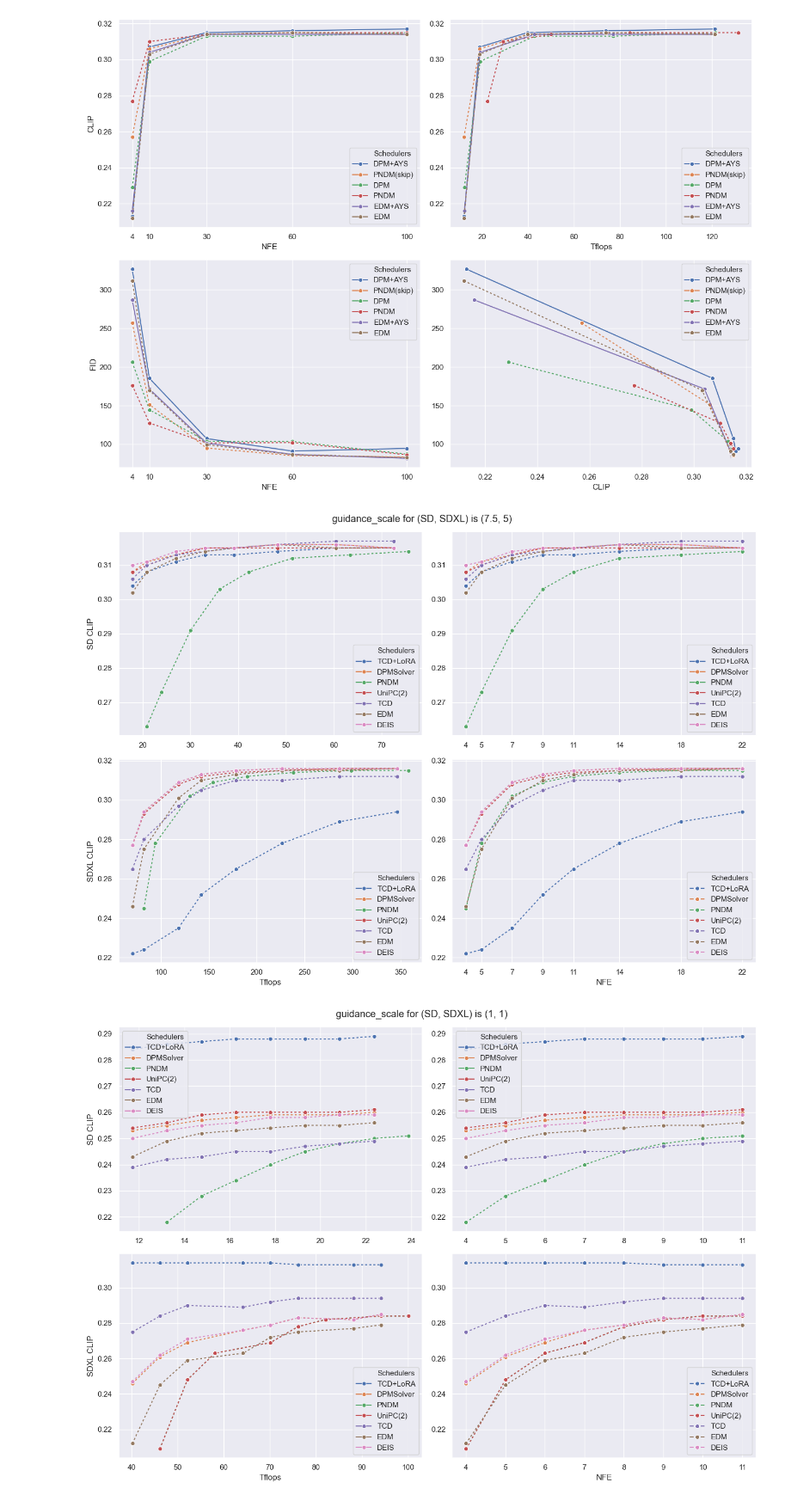
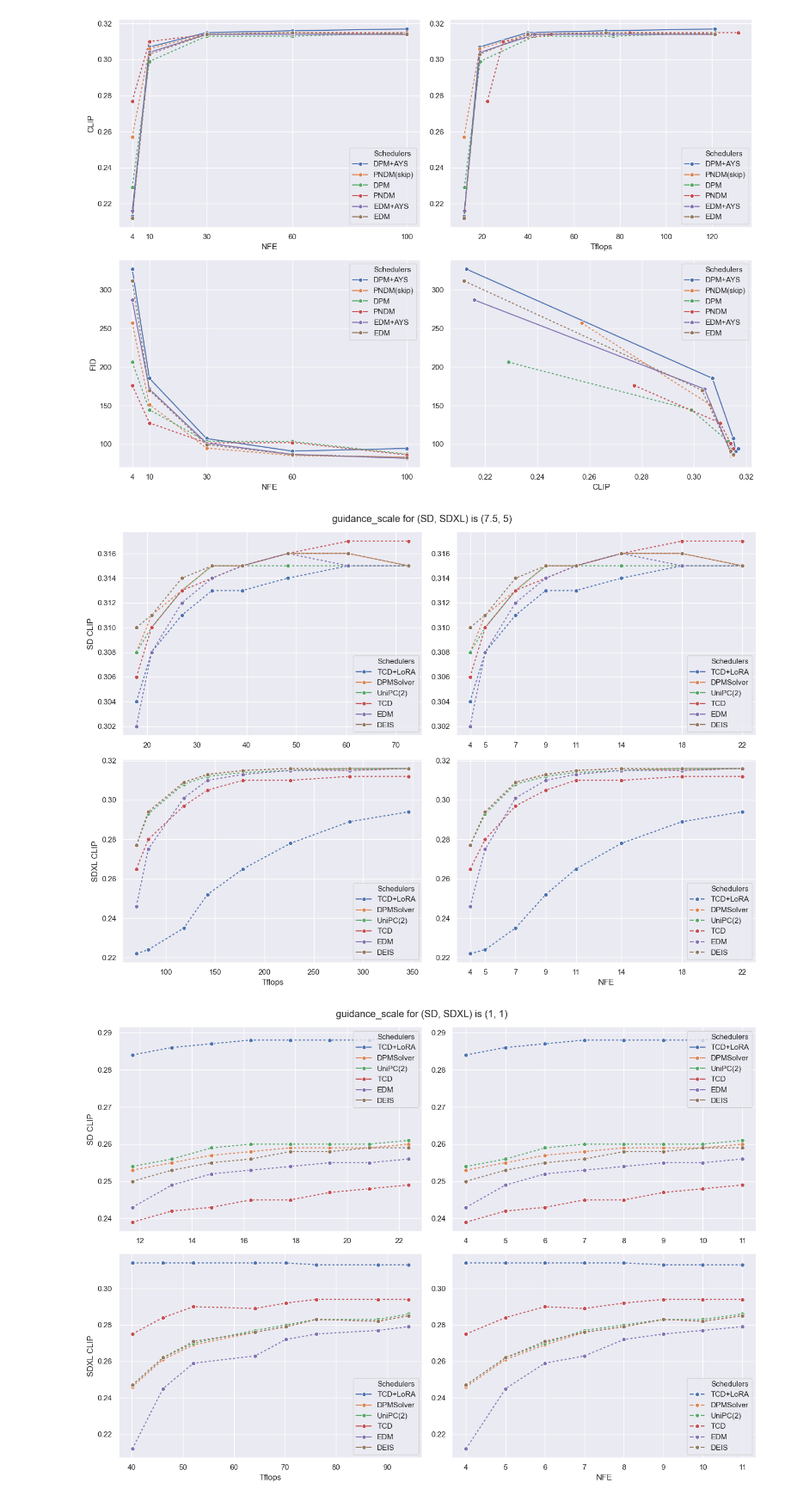
Before and after one commit to philurame/diffusion-speedup, a Jupyter notebook: extra/graphics.ipynb, the cells around one changed output. Shown at 86% size. Saved outputs shown, nothing was run; the diff lists cells and outputs as text; code cells hidden in the pictures.

Commit message:
delete PNDM from SD, SDXL because its just very bad

```diff
--- a/extra/graphics.ipynb
+++ b/extra/graphics.ipynb
@@ -366,9 +366,9 @@ RES=[
  ([346.418, 286.4, 226.383, 178.321, 142.217, 118.304, 82.199, 70.243],
   [0.316, 0.315, 0.316, 0.315, 0.313, 0.309, 0.294, 0.277],
   ['None', 'None', 'None', 'None', 'None', 'None', 'None', 'None']),
- ([358.374, 298.357, 238.339, 190.278, 154.173, 130.26, 94.155, 82.199],
-  [0.315, 0.315, 0.314, 0.312, 0.309, 0.302, 0.278, 0.245],
-  ['None', 'None', 'None', 'None', 'None', 'None', 'None', 'None']), # PNDM(skipskip=False)? need verification
+#  ([358.374, 298.357, 238.339, 190.278, 154.173, 130.26, 94.155, 82.199],
+#   [0.315, 0.315, 0.314, 0.312, 0.309, 0.302, 0.278, 0.245],
+#   ['None', 'None', 'None', 'None', 'None', 'None', 'None', 'None']), # PNDM(skipskip=False)
  ([346.418, 286.4, 226.383, 178.321, 142.217, 118.304, 82.199, 70.243],
   [0.316, 0.316, 0.315, 0.314, 0.312, 0.308, 0.293, 0.277],
   ['None', 'None', 'None', 'None', 'None', 'None', 'None', 'None']), # UniPC2
@@ -391,9 +391,9 @@ RES=[
  ([72.604, 60.434, 48.265, 39.137, 33.052, 26.967, 20.882, 17.84],
   [0.315, 0.316, 0.316, 0.315, 0.315, 0.313, 0.311, 0.308],
   ['None', 'None', 'None', 'None', 'None', 'None', 'None', 'None']),
- ([75.647, 63.477, 51.307, 42.18, 36.095, 30.01, 23.925, 20.882],
-  [0.314, 0.313, 0.312, 0.308, 0.303, 0.291, 0.273, 0.263],
-  ['None', 'None', 'None', 'None', 'None', 'None', 'None', 'None']), # PNDM(skip=False)? need verification
+#  ([75.647, 63.477, 51.307, 42.18, 36.095, 30.01, 23.925, 20.882],
+#   [0.314, 0.313, 0.312, 0.308, 0.303, 0.291, 0.273, 0.263],
+#   ['None', 'None', 'None', 'None', 'None', 'None', 'None', 'None']), # PNDM(skip=False)
  ([72.604, 60.434, 48.265, 39.137, 33.052, 26.967, 20.882, 17.84],
   [0.315, 0.315, 0.315, 0.315, 0.315, 0.313, 0.31, 0.308],
   ['None', 'None', 'None', 'None', 'None', 'None', 'None', 'None']), # UniPC2
@@ -414,10 +414,10 @@ RES=[
 
 NFE = [4, 5, 7, 9, 11, 14, 18, 22][::-1]
 
-names = ['TCD+LoRA', 'DPMSolver', 'PNDM', 'UniPC(2)', 'TCD', 'EDM', 'DEIS']
+names = ['TCD+LoRA', 'DPMSolver', 'UniPC(2)', 'TCD', 'EDM', 'DEIS']
 
 
-styles = ['-.', '-.'] + ['-.', '-.', '-.', '-.', '-.']
+styles = ['-.']*len(names)
 dashes = {'--': '', '-.': (2,2)}
 
 RES_SD = RES[len(names):]
@@ -462,7 +462,7 @@ for ax in [axes[name] for name in axes if name not in ['n1', 'n2']]:
   handles, labels = ax.get_legend_handles_labels()
   ax.legend(handles=handles[:-len(dashes)], labels=labels[:-len(dashes)])
 # %% [output]
-[figure, old version]
+[figure, new version]
 # %%
 %matplotlib inline
 import pandas as pd
@@ -476,11 +476,11 @@ RES=[
  ([94.176, 88.198, 76.124, 70.146, 64.168, 52.093, 46.115, 40.137],
   [0.285, 0.282, 0.283, 0.279, 0.276, 0.269, 0.261, 0.246],
   ['None', 'None', 'None', 'None', 'None', 'None', 'None', 'None']),
- ([100.155, 94.176, 82.102, 76.124, 70.146, 58.072, 52.093, 46.115],
-  [0.284, 0.284, 0.282, 0.278, 0.269, 0.263, 0.248, 0.209],
-  ['None', 'None', 'None', 'None', 'None', 'None', 'None', 'None']),
- ([100.155, 94.176, 82.102, 76.124, 70.146, 58.072, 52.093, 46.115],
-  [0.284, 0.284, 0.282, 0.278, 0.269, 0.263, 0.248, 0.209],
+#  ([100.155, 94.176, 82.102, 76.124, 70.146, 58.072, 52.093, 46.115], # PNDM
+#   [0.284, 0.284, 0.282, 0.278, 0.269, 0.263, 0.248, 0.209],
+#   ['None', 'None', 'None', 'None', 'None', 'None', 'None', 'None']),
+ ([94.176, 88.198, 76.124, 70.146, 64.168, 52.093, 46.115, 40.137],
+  [0.286, 0.283, 0.283, 0.28, 0.277, 0.27, 0.262, 0.247],
   ['None', 'None', 'None', 'None', 'None', 'None', 'None', 'None']),
  ([94.176, 88.198, 76.124, 70.146, 64.168, 52.093, 46.115, 40.137],
   [0.294, 0.294, 0.294, 0.292, 0.289, 0.29, 0.284, 0.275],
@@ -498,9 +498,9 @@ RES=[
  ([22.359, 20.838, 19.316, 17.795, 16.274, 14.753, 13.232, 11.71],
   [0.26, 0.259, 0.259, 0.259, 0.258, 0.257, 0.255, 0.253],
   ['None', 'None', 'None', 'None', 'None', 'None', 'None', 'None']),
- ([23.88, 22.359, 20.838, 19.316, 17.795, 16.274, 14.753, 13.232],
-  [0.251, 0.25, 0.248, 0.245, 0.24, 0.234, 0.228, 0.218],
-  ['None', 'None', 'None', 'None', 'None', 'None', 'None', 'None']),
+#  ([23.88, 22.359, 20.838, 19.316, 17.795, 16.274, 14.753, 13.232], # PNDM
+#   [0.251, 0.25, 0.248, 0.245, 0.24, 0.234, 0.228, 0.218],
+#   ['None', 'None', 'None', 'None', 'None', 'None', 'None', 'None']),
  ([22.359, 20.838, 19.316, 17.795, 16.274, 14.753, 13.232, 11.71],
   [0.261, 0.26, 0.26, 0.26, 0.26, 0.259, 0.256, 0.254],
   ['None', 'None', 'None', 'None', 'None', 'None', 'None', 'None']),
@@ -519,7 +519,7 @@ RES=[
 NFE = list(range(11,3,-1))
 
 
-names = ['TCD+LoRA', 'DPMSolver', 'PNDM', 'UniPC(2)', 'TCD', 'EDM', 'DEIS']
+names = ['TCD+LoRA', 'DPMSolver', 'UniPC(2)', 'TCD', 'EDM', 'DEIS']
 
 
 styles = ['-.']*len(names)
@@ -540,31 +540,31 @@ data = {
 df = pd.DataFrame(data)
 
 
 # first row 2 imgs, second row one img:
 fig, axes = plt.subplot_mosaic([['SDTflopsCLIP', 'SDTflopsCLIP', 'SDNFECLIP', 'SDNFECLIP'], ['SDXLTflopsCLIP', 'SDXLTflopsCLIP', 'SDXLNFECLIP', 'SDXLNFECLIP']], figsize=(14, 10))
 
 sns.set_theme()
 sns.lineplot(x='SD Tflops', y='SD CLIP', hue='Schedulers', data=df, marker='o', ax=axes['SDTflopsCLIP'], dashes=dashes, style='Style')
 sns.lineplot(x='NFE', y='SD CLIP', hue='Schedulers', data=df, marker='o', ax=axes['SDNFECLIP'], dashes=dashes, style='Style')
 sns.lineplot(x='SDXL Tflops', y='SDXL CLIP', hue='Schedulers', data=df, marker='o', ax=axes['SDXLTflopsCLIP'], dashes=dashes, style='Style')
 sns.lineplot(x='NFE', y='SDXL CLIP', hue='Schedulers', data=df, marker='o', ax=axes['SDXLNFECLIP'], linestyle='--', dashes=dashes, style='Style')
 
 # no xlabel:
 axes['SDNFECLIP'].set_xlabel('')
 axes['SDTflopsCLIP'].set_xlabel('')
 axes['SDXLTflopsCLIP'].set_xlabel('Tflops')
 axes['SDXLNFECLIP'].set_ylabel('')
 axes['SDNFECLIP'].set_ylabel('')
 
 axes['SDNFECLIP'].set_xticks(NFE)
 axes['SDXLNFECLIP'].set_xticks(NFE)
 
 fig.suptitle('guidance_scale for (SD, SDXL) is (1, 1)')
 plt.tight_layout()
 # get rid of "Style" in the legend:
 for ax in [axes[name] for name in axes if name not in ['n1', 'n2']]:
   ax.grid(visible=True)
   handles, labels = ax.get_legend_handles_labels()
   ax.legend(handles=handles[:-len(dashes)], labels=labels[:-len(dashes)])
 # %% [output]
-[figure, old version]
+[figure, new version]
```
Also changed, not shown: 1 other file.
